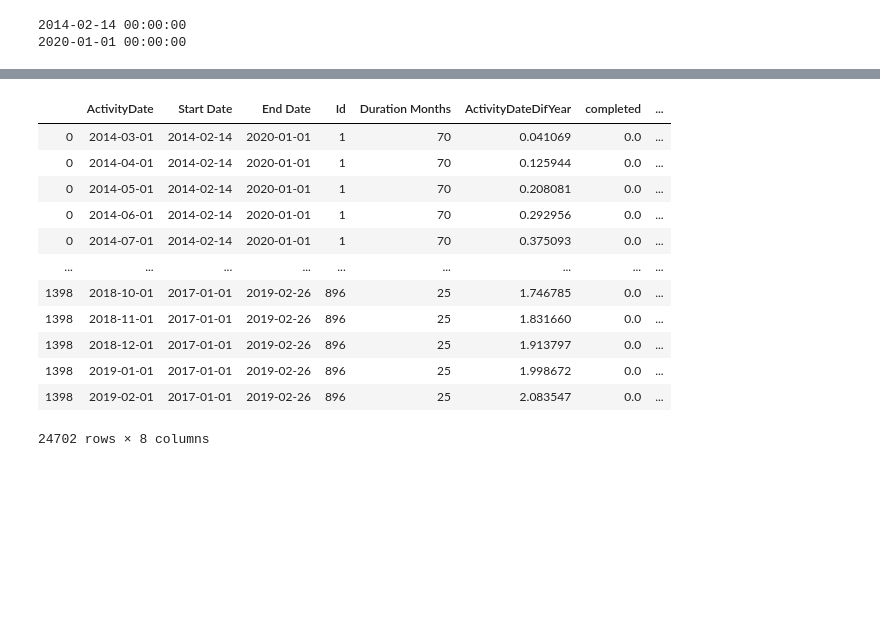
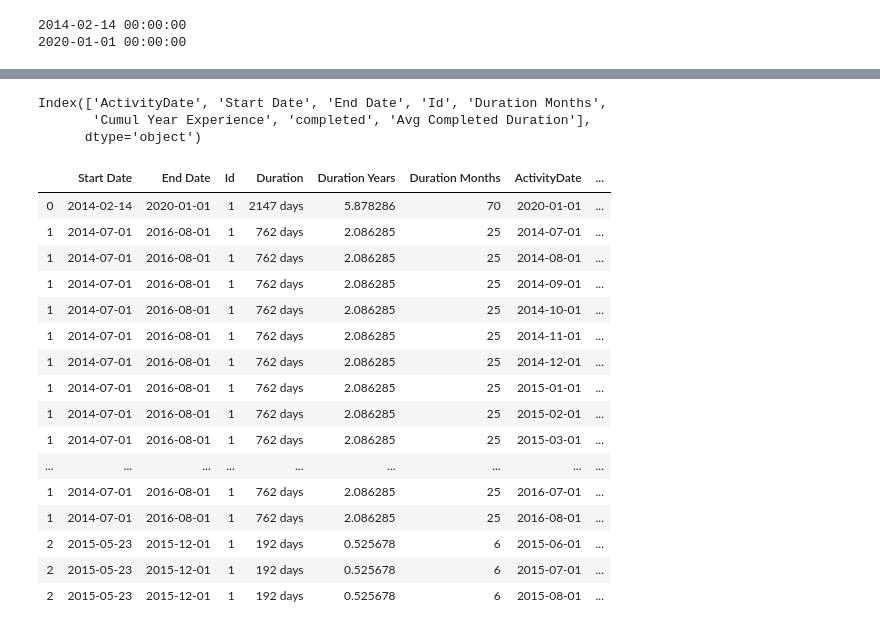
Before and after one commit to andemaral/exercise, a Jupyter notebook: Exercise Nick.ipynb, the cells around one changed output, grey strips where cells are left out. Drawn from its saved outputs; the diff is of its cells as text; code cells hidden in the pictures; blank space fills up the shorter version.

```diff
--- a/Exercise Nick.ipynb
+++ b/Exercise Nick.ipynb
@@ -169,5 +98 @@ df.head(72)
-# %%
-df['counter_true']=
-# %%
-df.drop(columns='cumsum',inplace=True)
 # %%
@@ -197,18 +136,30 @@ df['avg_completed_duration_year']=df['avg_completed_duration']/12
 df.sort_values(by='ActivityDate')
 report=df[['ActivityDate','Start Date', 'End Date', 'Id',
        'Duration Months','ActivityDateDifYear','completed','avg_completed_duration_year']]
-report.rename(columns={'ActivityDateDifMonth':'Cumul Year Experience','avg_completed_duration_year':'Avg Completed Duration'},inplace=True)
+report.rename(columns={'ActivityDateDifYear':'Cumul Year Experience','avg_completed_duration_year':'Avg Completed Duration'},inplace=True)
-# %% [output]
-|  | ActivityDate | Start Date | End Date | Id | Duration Months | ActivityDateDifYear | completed | ... |
-| 0 | 2014-03-01 | 2014-02-14 | 2020-01-01 | 1 | 70 | 0.041069 | 0.0 | ... |
-| 0 | 2014-04-01 | 2014-02-14 | 2020-01-01 | 1 | 70 | 0.125944 | 0.0 | ... |
-| 0 | 2014-05-01 | 2014-02-14 | 2020-01-01 | 1 | 70 | 0.208081 | 0.0 | ... |
-| 0 | 2014-06-01 | 2014-02-14 | 2020-01-01 | 1 | 70 | 0.292956 | 0.0 | ... |
-| 0 | 2014-07-01 | 2014-02-14 | 2020-01-01 | 1 | 70 | 0.375093 | 0.0 | ... |
-| ... | ... | ... | ... | ... | ... | ... | ... | ... |
-| 1398 | 2018-10-01 | 2017-01-01 | 2019-02-26 | 896 | 25 | 1.746785 | 0.0 | ... |
-| 1398 | 2018-11-01 | 2017-01-01 | 2019-02-26 | 896 | 25 | 1.831660 | 0.0 | ... |
-| 1398 | 2018-12-01 | 2017-01-01 | 2019-02-26 | 896 | 25 | 1.913797 | 0.0 | ... |
-| 1398 | 2019-01-01 | 2017-01-01 | 2019-02-26 | 896 | 25 | 1.998672 | 0.0 | ... |
-| 1398 | 2019-02-01 | 2017-01-01 | 2019-02-26 | 896 | 25 | 2.083547 | 0.0 | ... |
-24702 rows × 8 columns
+# %%
+report.columns
+# %% [output]
+Index(['ActivityDate', 'Start Date', 'End Date', 'Id', 'Duration Months',
+       'Cumul Year Experience', 'completed', 'Avg Completed Duration'],
+      dtype='object')
+# %%
+df.iloc[70:100]
+# %% [output]
+|  | Start Date | End Date | Id | Duration | Duration Years | Duration Months | ActivityDate | ... |
+| 0 | 2014-02-14 | 2020-01-01 | 1 | 2147 days | 5.878286 | 70 | 2020-01-01 | ... |
+| 1 | 2014-07-01 | 2016-08-01 | 1 | 762 days | 2.086285 | 25 | 2014-07-01 | ... |
+| 1 | 2014-07-01 | 2016-08-01 | 1 | 762 days | 2.086285 | 25 | 2014-08-01 | ... |
+| 1 | 2014-07-01 | 2016-08-01 | 1 | 762 days | 2.086285 | 25 | 2014-09-01 | ... |
+| 1 | 2014-07-01 | 2016-08-01 | 1 | 762 days | 2.086285 | 25 | 2014-10-01 | ... |
+| 1 | 2014-07-01 | 2016-08-01 | 1 | 762 days | 2.086285 | 25 | 2014-11-01 | ... |
+| 1 | 2014-07-01 | 2016-08-01 | 1 | 762 days | 2.086285 | 25 | 2014-12-01 | ... |
+| 1 | 2014-07-01 | 2016-08-01 | 1 | 762 days | 2.086285 | 25 | 2015-01-01 | ... |
+| 1 | 2014-07-01 | 2016-08-01 | 1 | 762 days | 2.086285 | 25 | 2015-02-01 | ... |
+| 1 | 2014-07-01 | 2016-08-01 | 1 | 762 days | 2.086285 | 25 | 2015-03-01 | ... |
+| ... | ... | ... | ... | ... | ... | ... | ... | ... |
+| 1 | 2014-07-01 | 2016-08-01 | 1 | 762 days | 2.086285 | 25 | 2016-07-01 | ... |
+| 1 | 2014-07-01 | 2016-08-01 | 1 | 762 days | 2.086285 | 25 | 2016-08-01 | ... |
+| 2 | 2015-05-23 | 2015-12-01 | 1 | 192 days | 0.525678 | 6 | 2015-06-01 | ... |
+| 2 | 2015-05-23 | 2015-12-01 | 1 | 192 days | 0.525678 | 6 | 2015-07-01 | ... |
+| 2 | 2015-05-23 | 2015-12-01 | 1 | 192 days | 0.525678 | 6 | 2015-08-01 | ... |
```
Also changed, not shown: parts of 25 cells of this notebook.
